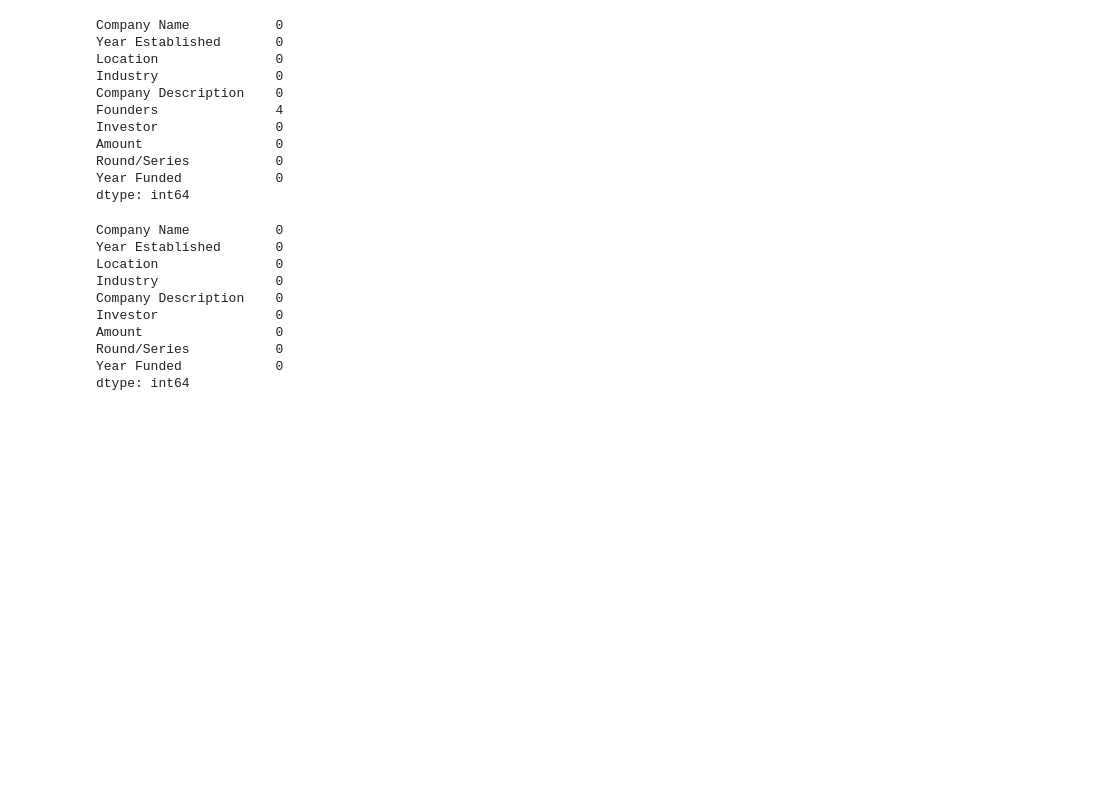
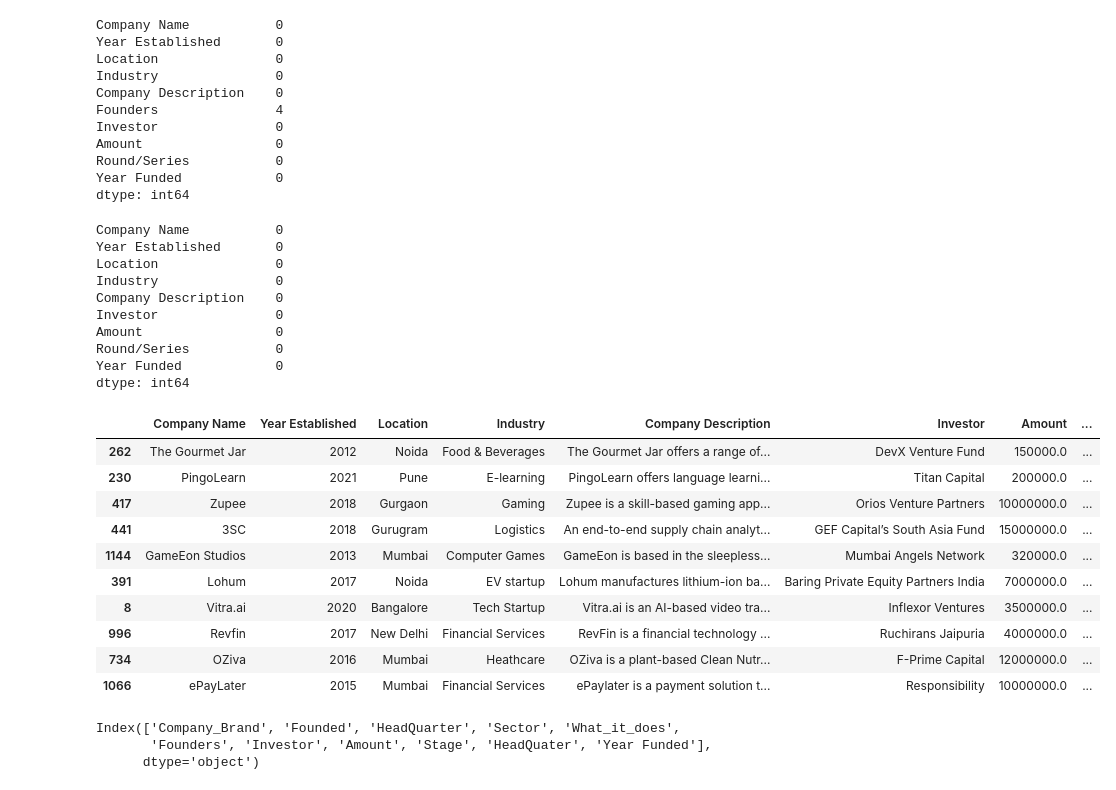
Before and after one commit to HannahMwende/India-startup-funding-analysis, a Jupyter notebook: indian_startup_funding.ipynb, the cells around one changed output. Drawn from its saved outputs; the diff is of its cells as text; code cells hidden in the pictures; blank space fills up the shorter version.

```diff
--- a/indian_startup_funding.ipynb
+++ b/indian_startup_funding.ipynb
@@ -1564,7 +1573,7 @@ data2020.loc[data2020['HeadQuarter'] == 'Jiaxing, Zhejiang, China', 'HeadQuater'
 data2020.loc[data2020['HeadQuarter'] == 'Sydney, New South Wales, Australia', 'HeadQuater'] = 'Outside India'
 # %%
 #Creating a column named 'year Funded'
-data2021['Year Funded'] = 2020
+data2020['Year Funded'] = 2020
 # %% [markdown]
 #### 3.2.4 2021 Data
 # %% [markdown]
@@ -2489,3 +2498,23 @@ Amount                 0
 Round/Series           0
 Year Funded            0
 dtype: int64
+# %%
+data2021.sample(10)
+# %% [output]
+|  | Company Name | Year Established | Location | Industry | Company Description | Investor | Amount | ... |
+| 262 | The Gourmet Jar | 2012 | Noida | Food & Beverages | The Gourmet Jar offers a range of... | DevX Venture Fund | 150000.0 | ... |
+| 230 | PingoLearn | 2021 | Pune | E-learning | PingoLearn offers language learni... | Titan Capital | 200000.0 | ... |
+| 417 | Zupee | 2018 | Gurgaon | Gaming | Zupee is a skill-based gaming app... | Orios Venture Partners | 10000000.0 | ... |
+| 441 | 3SC | 2018 | Gurugram | Logistics | An end-to-end supply chain analyt... | GEF Capital’s South Asia Fund | 15000000.0 | ... |
+| 1144 | GameEon Studios | 2013 | Mumbai | Computer Games | GameEon is based in the sleepless... | Mumbai Angels Network | 320000.0 | ... |
+| 391 | Lohum | 2017 | Noida | EV startup | Lohum manufactures lithium-ion ba... | Baring Private Equity Partners India | 7000000.0 | ... |
+| 8 | Vitra.ai | 2020 | Bangalore | Tech Startup | Vitra.ai is an AI-based video tra... | Inflexor Ventures | 3500000.0 | ... |
+| 996 | Revfin | 2017 | New Delhi | Financial Services | RevFin is a financial technology ... | Ruchirans Jaipuria | 4000000.0 | ... |
+| 734 | OZiva | 2016 | Mumbai | Heathcare | OZiva is a plant-based Clean Nutr... | F-Prime Capital | 12000000.0 | ... |
+| 1066 | ePayLater | 2015 | Mumbai | Financial Services | ePaylater is a payment solution t... | Responsibility | 10000000.0 | ... |
+# %%
+data2020.columns
+# %% [output]
+Index(['Company_Brand', 'Founded', 'HeadQuarter', 'Sector', 'What_it_does',
+       'Founders', 'Investor', 'Amount', 'Stage', 'HeadQuater', 'Year Funded'],
+      dtype='object')
```
Also changed, not shown: parts of 44 cells of this notebook, 1 other file.
